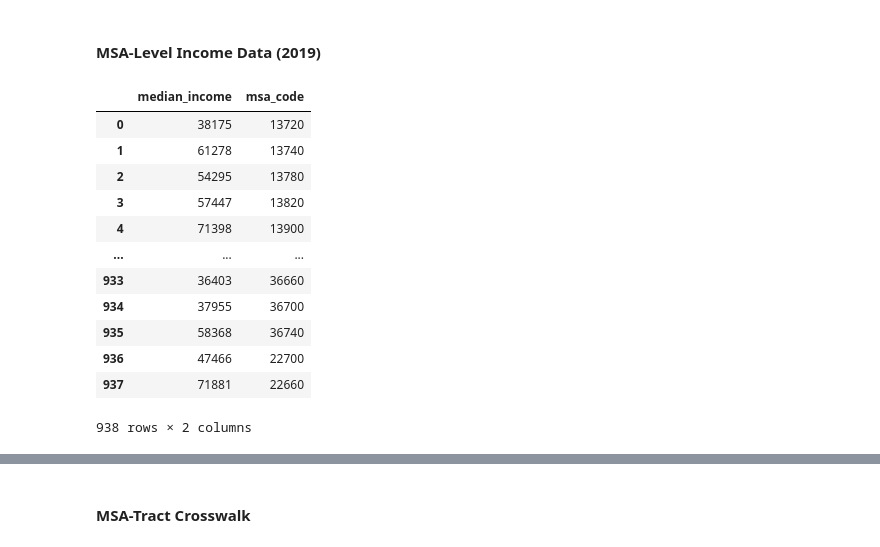
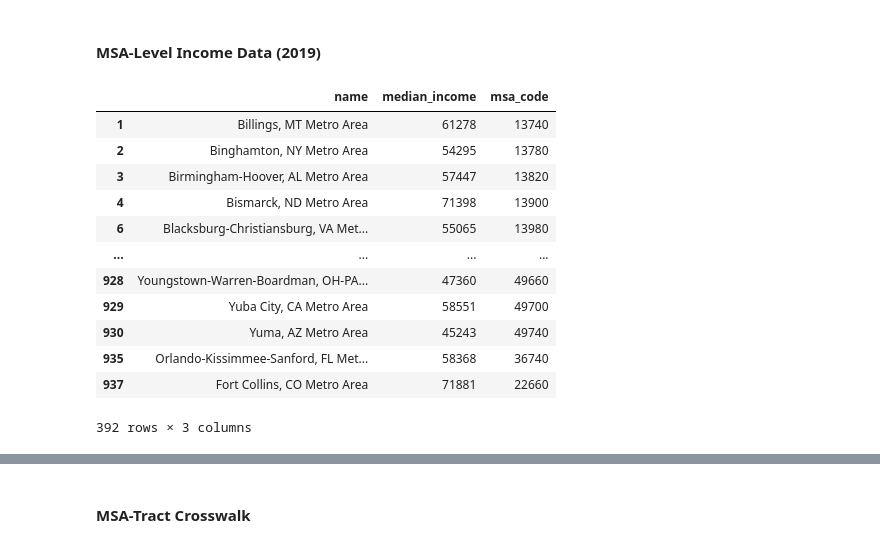
Before and after one commit to ldtcooper/urban-economics-project, a Jupyter notebook: notebook.ipynb, the cells around one changed output, grey strips where cells are left out. Cells and saved outputs as stored; diff of their text form; code cells hidden in the pictures.

```diff
--- a/notebook.ipynb
+++ b/notebook.ipynb
@@ -172,20 +173,20 @@ Name: state, dtype: int64
 #### MSA-Level Income Data (2019)
 # %%
 msa_data = pd.read_json('./data/msa_data.json')
-msa_data.columns = ['median_income', 'msa_code']
+msa_data.columns = ['name', 'median_income', 'msa_code']
 msa_data['msa_code'] = msa_data['msa_code'].astype(str)
 msa_data
 # %% [output]
-|  | median_income | msa_code |
-| 0 | 38175 | 13720 |
-| 1 | 61278 | 13740 |
-| 2 | 54295 | 13780 |
-| 3 | 57447 | 13820 |
-| 4 | 71398 | 13900 |
-| ... | ... | ... |
-| 933 | 36403 | 36660 |
-| 934 | 37955 | 36700 |
-| 935 | 58368 | 36740 |
-| 936 | 47466 | 22700 |
-| 937 | 71881 | 22660 |
+|  | name | median_income | msa_code |
+| 1 | Billings, MT Metro Area | 61278 | 13740 |
+| 2 | Binghamton, NY Metro Area | 54295 | 13780 |
+| 3 | Birmingham-Hoover, AL Metro Area | 57447 | 13820 |
+| 4 | Bismarck, ND Metro Area | 71398 | 13900 |
+| 6 | Blacksburg-Christiansburg, VA Met... | 55065 | 13980 |
+| ... | ... | ... | ... |
+| 928 | Youngstown-Warren-Boardman, OH-PA... | 47360 | 49660 |
+| 929 | Yuba City, CA Metro Area | 58551 | 49700 |
+| 930 | Yuma, AZ Metro Area | 45243 | 49740 |
+| 935 | Orlando-Kissimmee-Sanford, FL Met... | 58368 | 36740 |
+| 937 | Fort Collins, CO Metro Area | 71881 | 22660 |
-938 rows × 2 columns
+392 rows × 3 columns
```
Also changed, not shown: parts of 66 cells of this notebook, 3 other files.
